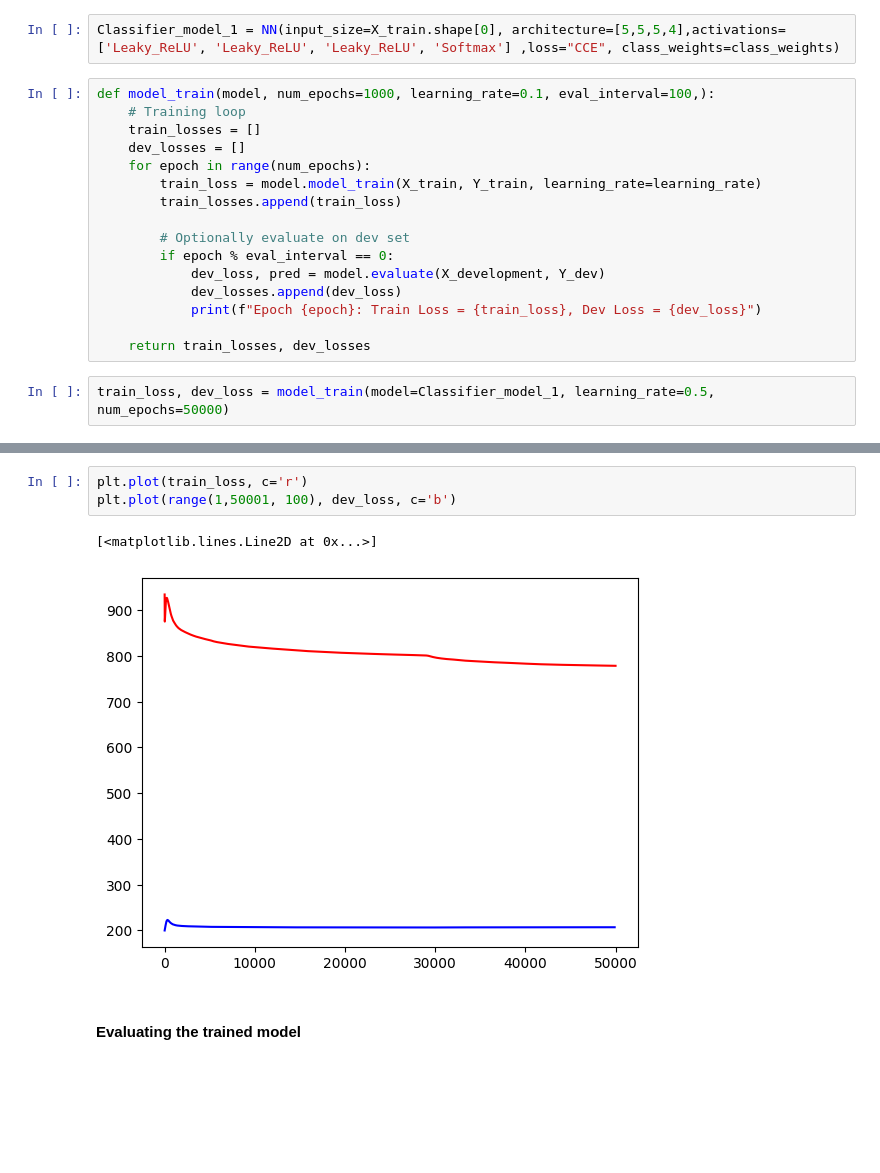
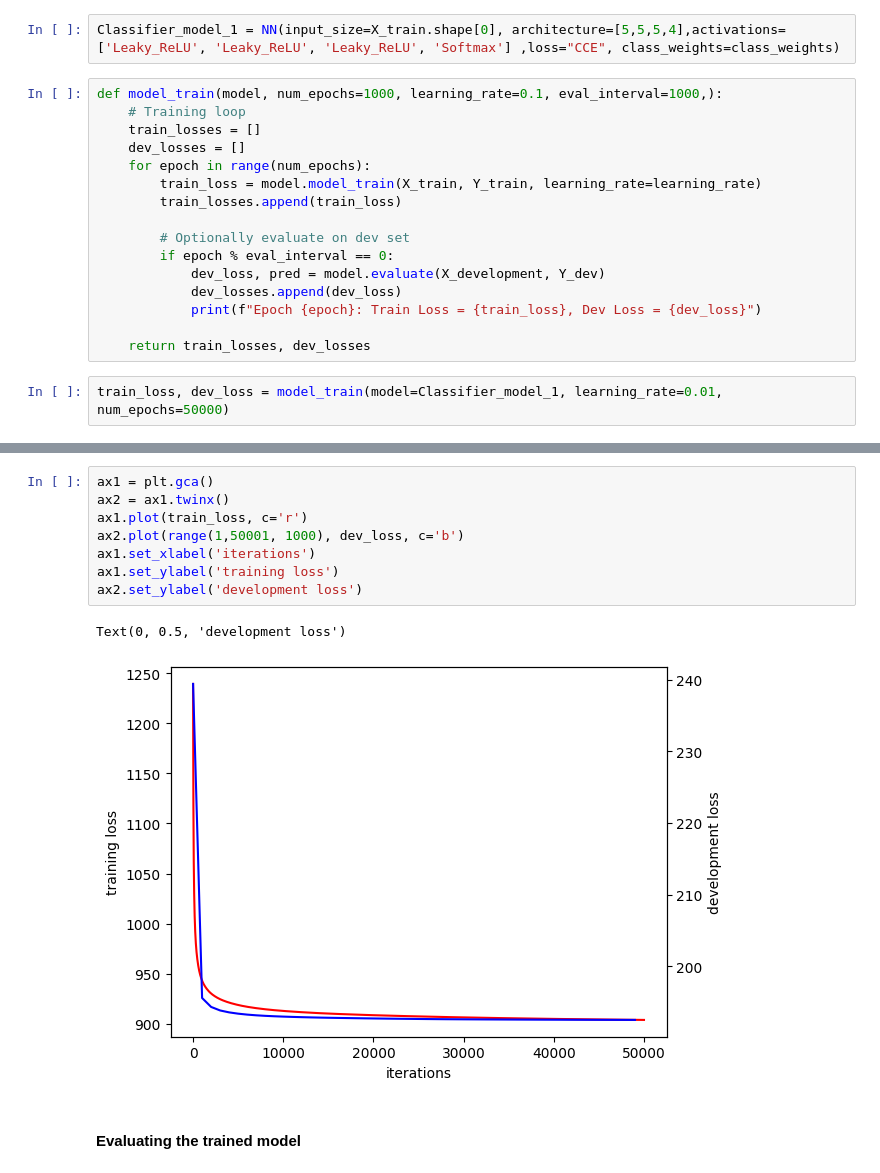
Before and after one commit to HritikShukla02/Neural-networks, a Jupyter notebook: test_classification.ipynb, the cells around one changed output, grey strips where cells are left out. Drawn from its saved outputs; the diff is of its cells as text; blank space fills up the shorter version.

```diff
--- a/test_classification.ipynb
+++ b/test_classification.ipynb
@@ -231,7 +231,7 @@ class_weights = np.array([[3.5],
 # %%
 Classifier_model_1 = NN(input_size=X_train.shape[0], architecture=[5,5,5,4],activations=['Leaky_ReLU', 'Leaky_ReLU', 'Leaky_ReLU', 'Softmax'] ,loss="CCE", class_weights=class_weights)
 # %%
-def model_train(model, num_epochs=1000, learning_rate=0.1, eval_interval=100,):
+def model_train(model, num_epochs=1000, learning_rate=0.1, eval_interval=1000,):
     # Training loop
     train_losses = []
     dev_losses = []
@@ -247,5 +247,5 @@ def model_train(model, num_epochs=1000, learning_rate=0.1, eval_interval=100,):
 
     return train_losses, dev_losses
 # %%
-train_loss, dev_loss = model_train(model=Classifier_model_1, learning_rate=0.5, num_epochs=50000)
+train_loss, dev_loss = model_train(model=Classifier_model_1, learning_rate=0.01, num_epochs=50000)
 # %% [output]
@@ -269,9 +269,14 @@ Epoch 49900: Train Loss = 778.5858490288861, Dev Loss = 207.01160309936225
 # %%
-plt.plot(train_loss, c='r')
-plt.plot(range(1,50001, 100), dev_loss, c='b')
+ax1 = plt.gca()
+ax2 = ax1.twinx()
+ax1.plot(train_loss, c='r')
+ax2.plot(range(1,50001, 1000), dev_loss, c='b')
+ax1.set_xlabel('iterations')
+ax1.set_ylabel('training loss')
+ax2.set_ylabel('development loss')
 # %% [output]
-[<matplotlib.lines.Line2D at 0x...>]
+Text(0, 0.5, 'development loss')
-[figure, old version]
+[figure, new version]
 # %% [markdown]
 #### Evaluating the trained model
 # %%
```
Also changed, not shown: parts of 10 cells of this notebook.
